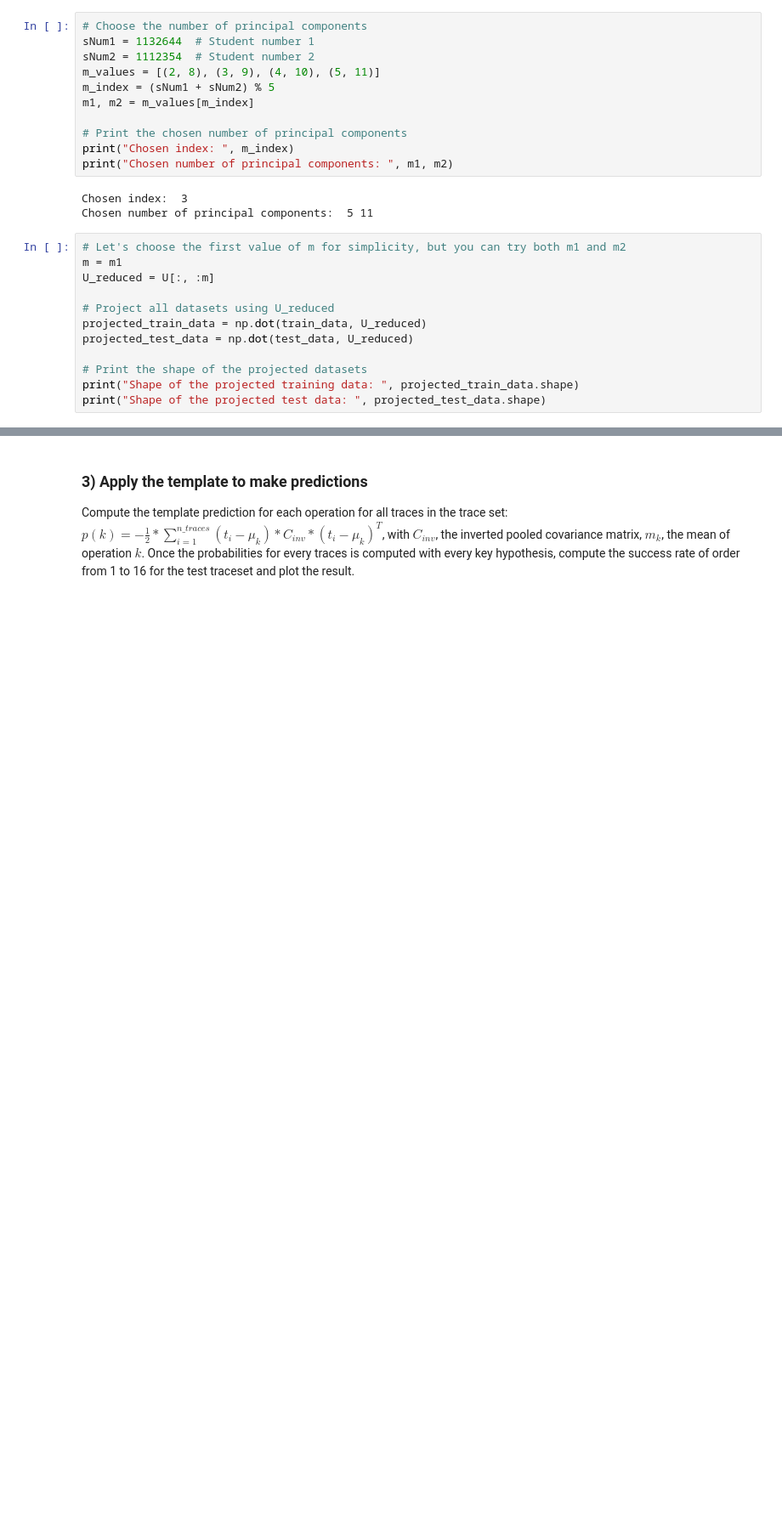
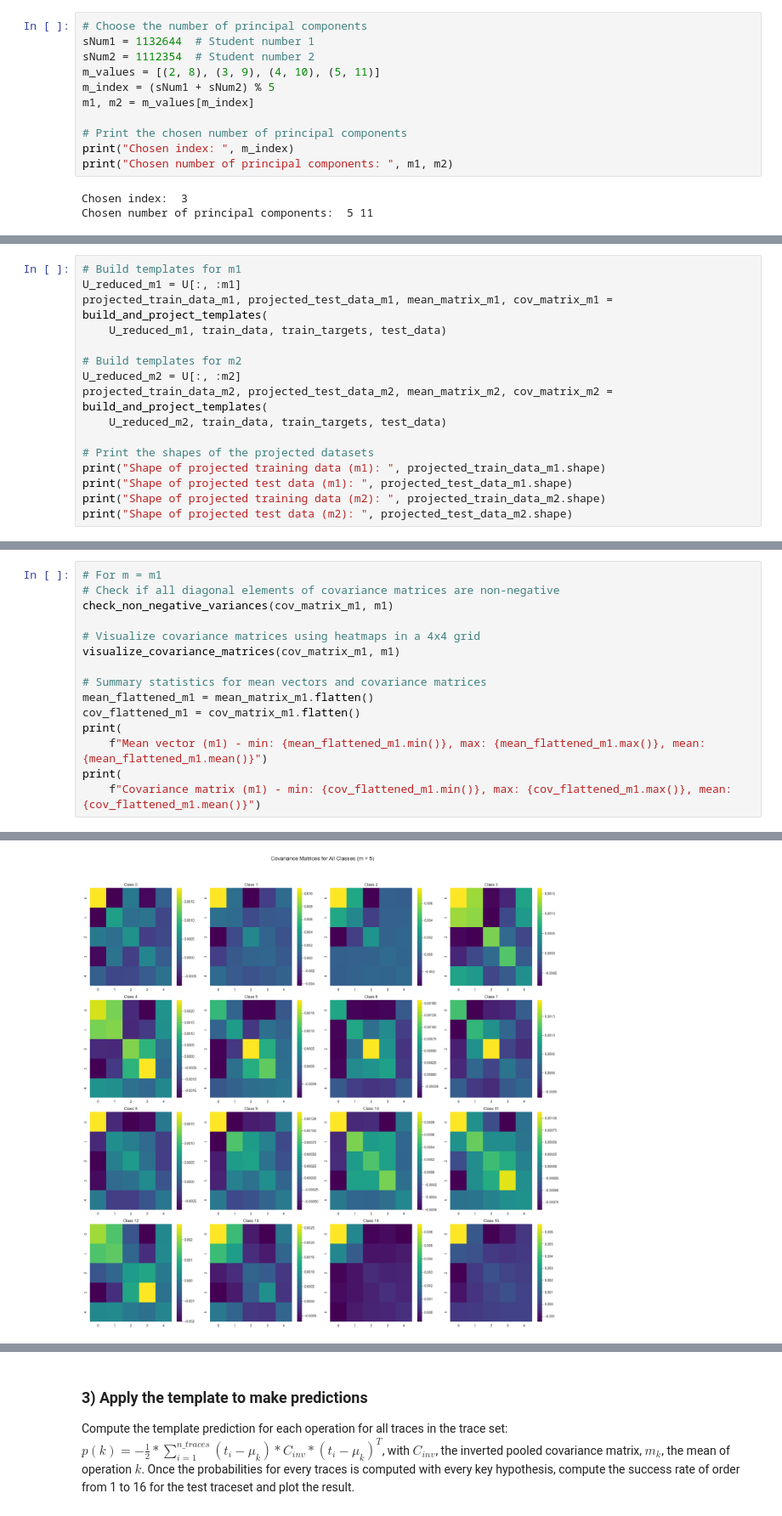
Before and after one commit to andreas-pattichis/Side-Channel-and-Fault-Injection-Attacks-on-Cryptographic-Systems, a Jupyter notebook: Profiled Attacks/Template Attack/Assignment_partA/Assignment_2A.ipynb, the cells around one changed output, grey strips where cells are left out. Shown at 85% size. Drawn from its saved outputs; the diff is of its cells as text; blank space fills up the shorter version.

Commit message:
Part A updated so that it runs both m1 and m2.

```diff
--- a/Profiled Attacks/Template Attack/Assignment_partA/Assignment_2A.ipynb
+++ b/Profiled Attacks/Template Attack/Assignment_partA/Assignment_2A.ipynb
@@ -148,15 +152,3 @@ print("Chosen number of principal components: ", m1, m2)
 # %% [output]
 Chosen index:  3
 Chosen number of principal components:  5 11
-# %%
-# Let's choose the first value of m for simplicity, but you can try both m1 and m2
-m = m1
-U_reduced = U[:, :m]
-
-# Project all datasets using U_reduced
-projected_train_data = np.dot(train_data, U_reduced)
-projected_test_data = np.dot(test_data, U_reduced)
-
-# Print the shape of the projected datasets
-print("Shape of the projected training data: ", projected_train_data.shape)
-print("Shape of the projected test data: ", projected_test_data.shape)
@@ -198,0 +173,16 @@ Covariance Matrix:
+# %%
+# Build templates for m1
+U_reduced_m1 = U[:, :m1]
+projected_train_data_m1, projected_test_data_m1, mean_matrix_m1, cov_matrix_m1 = build_and_project_templates(
+    U_reduced_m1, train_data, train_targets, test_data)
+
+# Build templates for m2
+U_reduced_m2 = U[:, :m2]
+projected_train_data_m2, projected_test_data_m2, mean_matrix_m2, cov_matrix_m2 = build_and_project_templates(
+    U_reduced_m2, train_data, train_targets, test_data)
+
+# Print the shapes of the projected datasets
+print("Shape of projected training data (m1): ", projected_train_data_m1.shape)
+print("Shape of projected test data (m1): ", projected_test_data_m1.shape)
+print("Shape of projected training data (m2): ", projected_train_data_m2.shape)
+print("Shape of projected test data (m2): ", projected_test_data_m2.shape)
@@ -261,0 +243,16 @@ The results and visualizations suggest that the templates are correctly built an
+# %%
+# For m = m1
+# Check if all diagonal elements of covariance matrices are non-negative
+check_non_negative_variances(cov_matrix_m1, m1)
+
+# Visualize covariance matrices using heatmaps in a 4x4 grid
+visualize_covariance_matrices(cov_matrix_m1, m1)
+
+# Summary statistics for mean vectors and covariance matrices
+mean_flattened_m1 = mean_matrix_m1.flatten()
+cov_flattened_m1 = cov_matrix_m1.flatten()
+print(
+    f"Mean vector (m1) - min: {mean_flattened_m1.min()}, max: {mean_flattened_m1.max()}, mean: {mean_flattened_m1.mean()}")
+print(
+    f"Covariance matrix (m1) - min: {cov_flattened_m1.min()}, max: {cov_flattened_m1.max()}, mean: {cov_flattened_m1.mean()}")
+# %% [output]
@@ -261,0 +260 @@ The results and visualizations suggest that the templates are correctly built an
+[figure, added]
```
Also changed, not shown: parts of 19 cells of this notebook.
